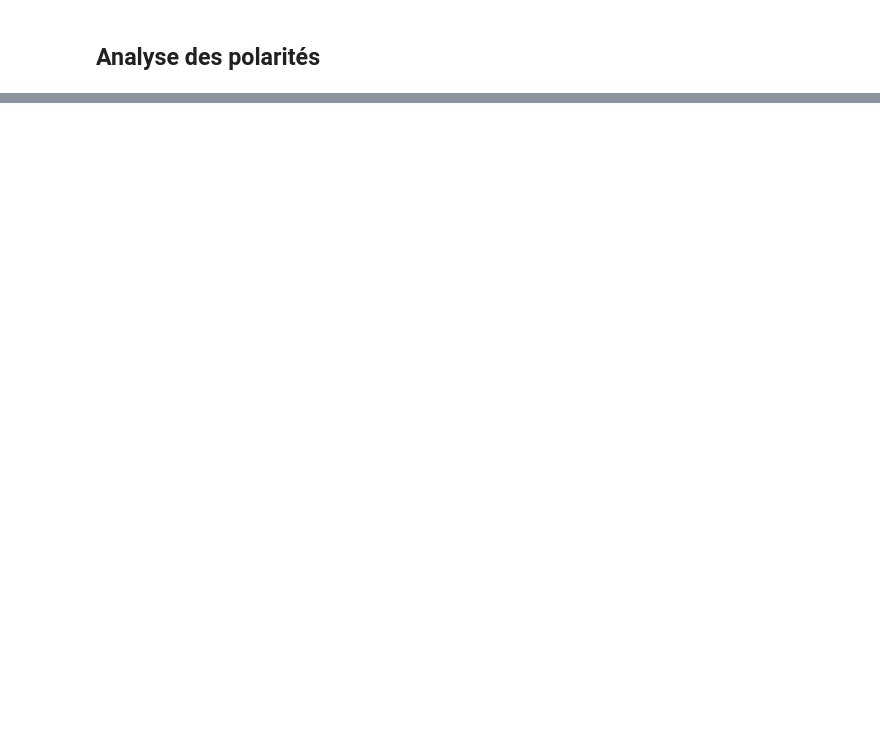
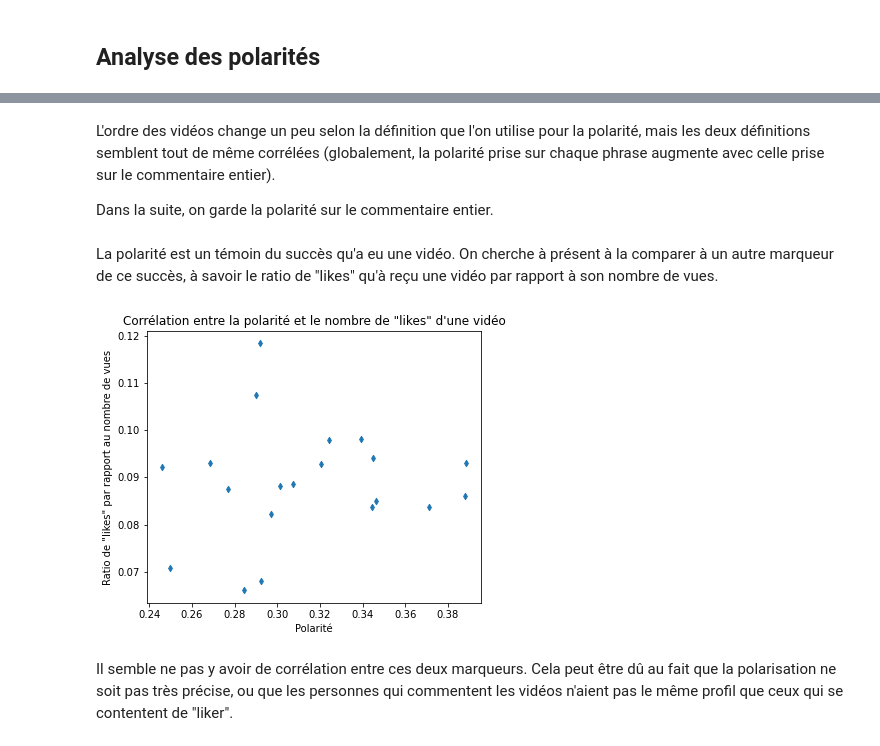
Before and after one commit to AntoineLlg/projet-python-2a, a Jupyter notebook: Polarisation.ipynb, the cells around one changed output, grey strips where cells are left out. Drawn from its saved outputs; the diff is of its cells as text; code cells hidden in the pictures; blank space fills up the shorter version.

```diff
--- a/Polarisation.ipynb
+++ b/Polarisation.ipynb
@@ -82,0 +101,14 @@ A faire: des graphiques en tout genres (diagrammes batons, comparaison avec le n
+# %% [markdown]
+L'ordre des vidéos change un peu selon la définition que l'on utilise pour la polarité, mais les deux définitions semblent tout de même corrélées (globalement, la polarité prise sur chaque phrase augmente avec celle prise sur le commentaire entier).
+
+Dans la suite, on garde la polarité sur le commentaire entier.
+# %% [markdown]
+La polarité est un témoin du succès qu'a eu une vidéo. On cherche à présent à la comparer à un autre marqueur de ce succès, à savoir le ratio de "likes" qu'à reçu une vidéo par rapport à son nombre de vues.
+# %%
+datapol['likeRatio'] = datapol.loc[:,'videoLikeCount'].divide(datapol.loc[:,'viewCount'])
+datapol.plot(kind = 'scatter', x = 'Polarity', y = 'likeRatio',figsize = (6, 5), marker = 'd', xlabel = 'Polarité', ylabel = 'Ratio de \"likes\" par rapport au nombre de vues', title = 'Corrélation entre la polarité et le nombre de \"likes\" d\'une vidéo')
+plt.show()
+# %% [output]
+[figure, added]
+# %% [markdown]
+Il semble ne pas y avoir de corrélation entre ces deux marqueurs. Cela peut être dû au fait que la polarisation ne soit pas très précise, ou que les personnes qui commentent les vidéos n'aient pas le même profil que ceux qui se contentent de "liker".
```
Also changed, not shown: parts of 7 cells of this notebook.
